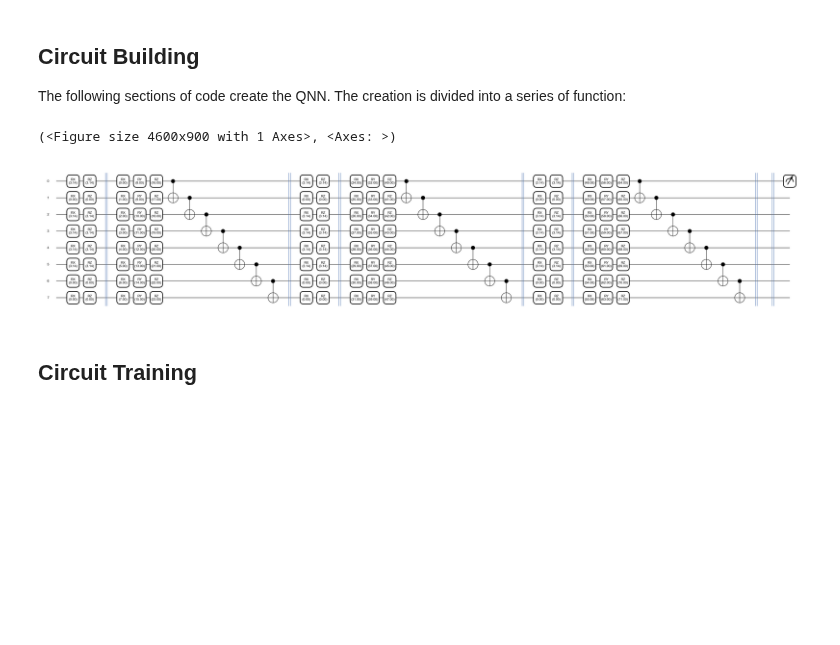
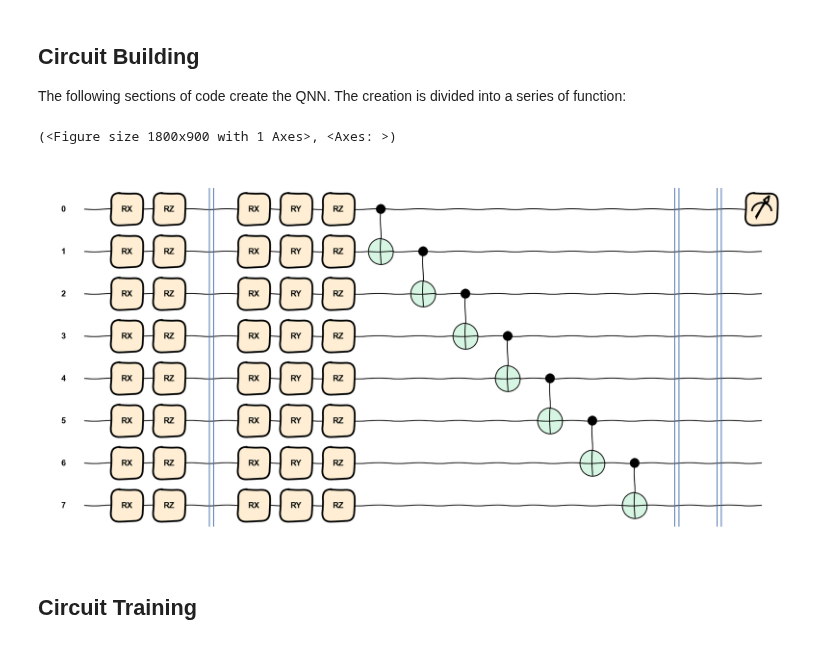
Before and after one commit to fran-scala/QuHack4IA_VQNN-track, a Jupyter notebook: model/VQNN_linear.ipynb, the cells around one changed output. Drawn from its saved outputs; the diff is of its cells as text; code cells hidden in the pictures; blank space fills up the shorter version.

```diff
--- a/model/VQNN_linear.ipynb
+++ b/model/VQNN_linear.ipynb
@@ -128,13 +128,13 @@ def circuit_linear(x, thetas):
 
     return qml.expval(qml.PauliZ(0))
 # %%
-layers = 3
+layers = 1
 sublayers = 1
 params_per_sublayer = 3*n_qubits
-qml.draw_mpl(circuit_linear, decimals=2,)([1,0,1,1,1,1,0,0],np.arange(params_per_sublayer*layers*sublayers))
+qml.draw_mpl(circuit_linear, style='sketch')([1,0,1,1,1,1,0,0],np.arange(params_per_sublayer*layers*sublayers))
 # %% [output]
-(<Figure size 4600x900 with 1 Axes>, <Axes: >)
+(<Figure size 1800x900 with 1 Axes>, <Axes: >)
-[figure, old version]
+[figure, new version]
 # %% [markdown]
 ## Circuit Training
 # %% [markdown]
```
Also changed, not shown: parts of 3 cells of this notebook, 3 other files.
